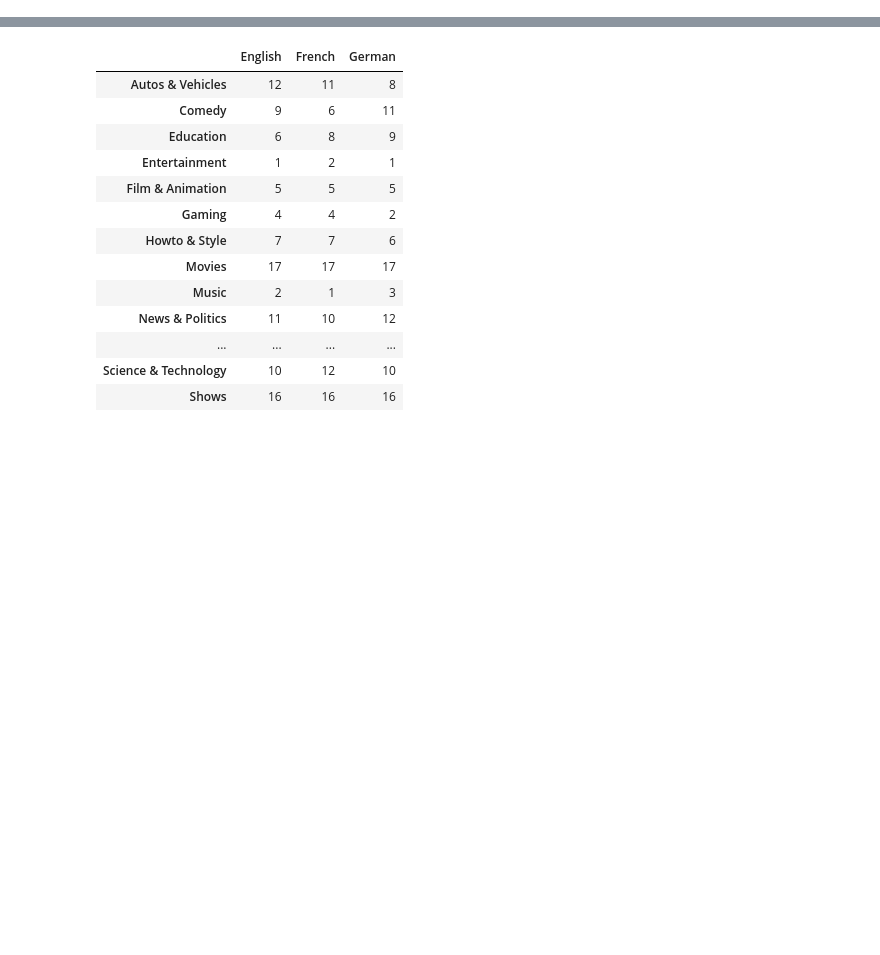
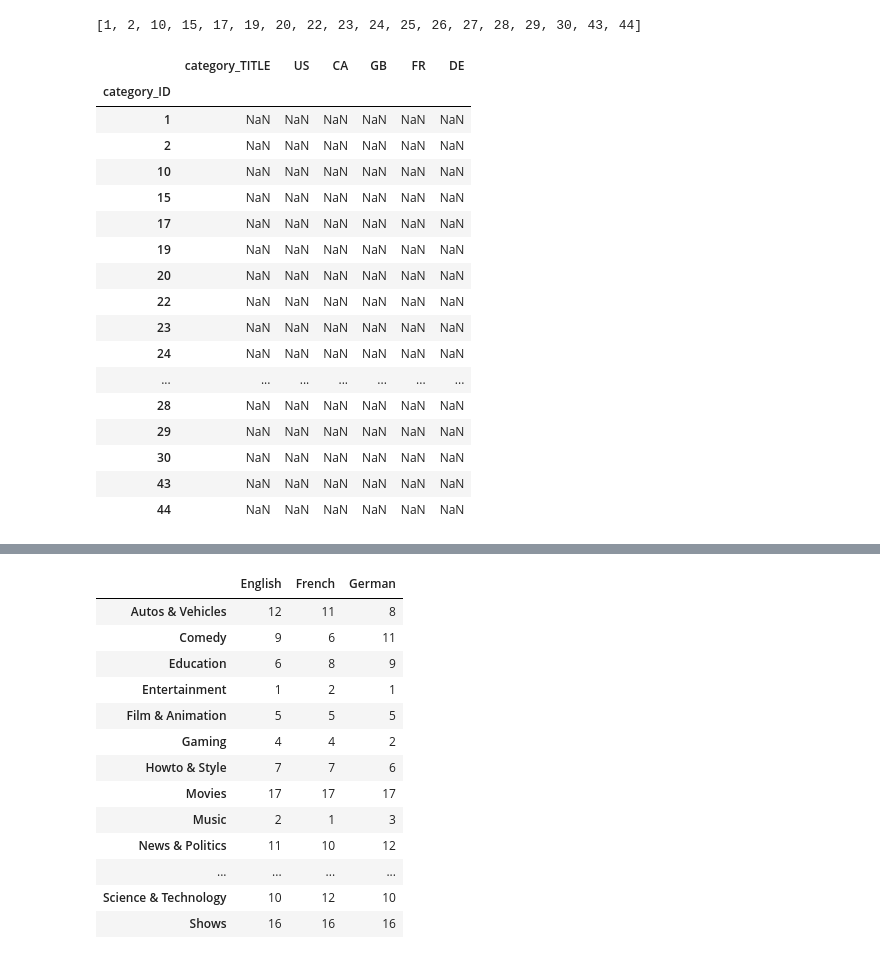
Before and after one commit to SonHyeSeon/DBP_Trinity, a Jupyter notebook: category.ipynb, the cells around one changed output, grey strips where cells are left out. Saved outputs shown, nothing was run; the diff lists cells and outputs as text; code cells hidden in the pictures; blank space fills up the shorter version.

Commit message:
18-11-14 17:24 add print, redefine table

```diff
--- a/category.ipynb
+++ b/category.ipynb
@@ -244,0 +59,32 @@ kedoo_rank
+# %%
+# category 합치기
+used_category_1 = np.union1d(videos_us['category_id'], videos_ca['category_id']) # english(us + ca)
+used_category_2 = np.union1d(used_category_1, videos_gb['category_id']) # english(us + ca + gb)
+used_category_3 = np.union1d(videos_de['category_id'], videos_fr['category_id']) # french(fr) + germany(de)
+used_category_entire = list(np.union1d(used_category_2, used_category_3))
+used_category_entire
+# %% [output]
+[1, 2, 10, 15, 17, 19, 20, 22, 23, 24, 25, 26, 27, 28, 29, 30, 43, 44]
+# %%
+used_category_by_nation = pd.DataFrame([], index = used_category_entire, columns=['category_TITLE','US','CA','GB','FR','DE'])
+used_category_by_nation.index.name='category_ID'
+used_category_by_nation
+# %% [output]
+|  | category_TITLE | US | CA | GB | FR | DE |
+| category_ID |  |  |  |  |  |  |
+| 1 | NaN | NaN | NaN | NaN | NaN | NaN |
+| 2 | NaN | NaN | NaN | NaN | NaN | NaN |
+| 10 | NaN | NaN | NaN | NaN | NaN | NaN |
+| 15 | NaN | NaN | NaN | NaN | NaN | NaN |
+| 17 | NaN | NaN | NaN | NaN | NaN | NaN |
+| 19 | NaN | NaN | NaN | NaN | NaN | NaN |
+| 20 | NaN | NaN | NaN | NaN | NaN | NaN |
+| 22 | NaN | NaN | NaN | NaN | NaN | NaN |
+| 23 | NaN | NaN | NaN | NaN | NaN | NaN |
+| 24 | NaN | NaN | NaN | NaN | NaN | NaN |
+| ... | ... | ... | ... | ... | ... | ... |
+| 28 | NaN | NaN | NaN | NaN | NaN | NaN |
+| 29 | NaN | NaN | NaN | NaN | NaN | NaN |
+| 30 | NaN | NaN | NaN | NaN | NaN | NaN |
+| 43 | NaN | NaN | NaN | NaN | NaN | NaN |
+| 44 | NaN | NaN | NaN | NaN | NaN | NaN |
```
Also changed, not shown: parts of 39 cells of this notebook.
